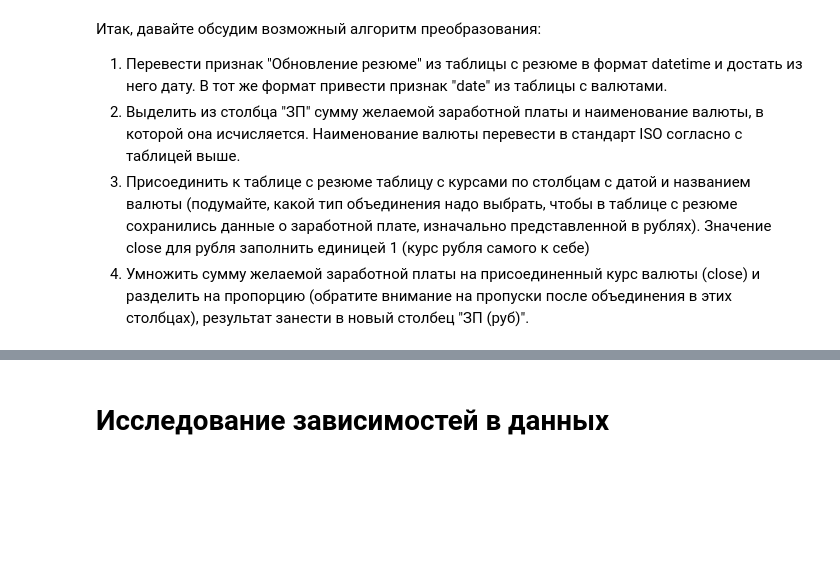
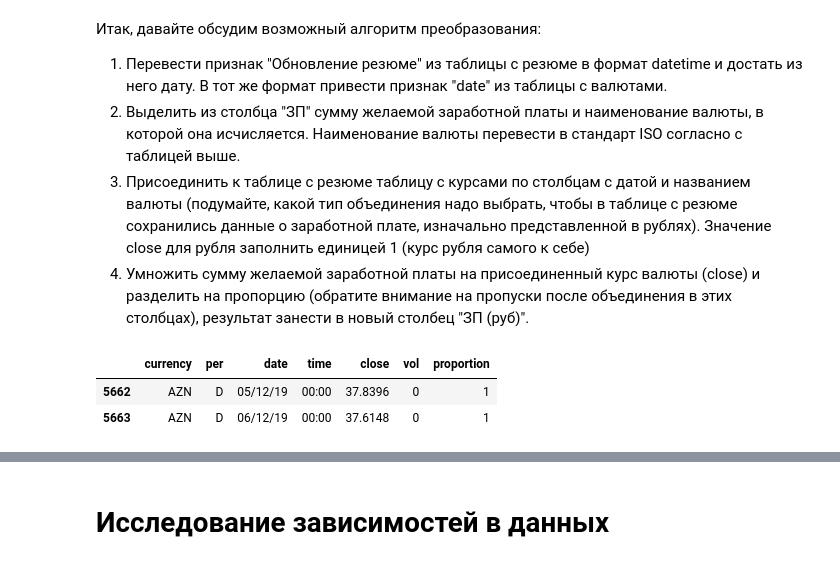
Before and after one commit to madskillskill/sf_data_science, a Jupyter notebook: PROJECT-1/Project_1.ipynb, the cells around one changed output, grey strips where cells are left out. Drawn from its saved outputs; the diff is of its cells as text; code cells hidden in the pictures; blank space fills up the shorter version.

```diff
--- a/PROJECT-1/Project_1.ipynb
+++ b/PROJECT-1/Project_1.ipynb
@@ -402,3 +329,19 @@ Other
 Выполните данное преобразование для признаков "Занятость" и "График", ответьте на контрольные вопросы, после чего удалите их из таблицы
 # %%
 #ваш код здесь
+from shrt import get_occupation
+from shrt import get_occupation_prefs
+
+hh_df[['Полная занятость','Частичная занятость',
+       'Проектная работа','Стажировка','Волонтёрство'
+       ]] = hh_df['Занятость'].apply(get_occupation)
+
+hh_df[['Полный день','Гибкий график','Сменный график',
+       'Вахтовый метод','Удалённая работа'
+       ]] = hh_df['График'].apply(get_occupation_prefs)
+
+hh_df.drop(['Полная занятость','Частичная занятость',
+            'Проектная работа','Стажировка','Волонтёрство',
+            'Полный день','Гибкий график','Сменный график',
+            'Вахтовый метод','Удалённая работа'], axis=1,inplace=True)
+display(hh_df.info())
@@ -440,4 +402,67 @@ Other
 3. Присоединить к таблице с резюме таблицу с курсами по столбцам с датой и названием валюты (подумайте, какой тип объединения надо выбрать, чтобы в таблице с резюме сохранились данные о заработной плате, изначально представленной в рублях). Значение close для рубля заполнить единицей 1 (курс рубля самого к себе)
 4. Умножить сумму желаемой заработной платы на присоединенный курс валюты (close) и разделить на пропорцию (обратите внимание на пропуски после объединения в этих столбцах), результат занести в новый столбец "ЗП (руб)".
 # %%
-#ваш код здесь
+e_r = pd.read_csv('data/ExchangeRates.csv', sep=',')
+e_r['date'] = pd.to_datetime(e_r['date'])
+hh_df['Обновление резюме'] = pd.to_datetime(hh_df['Обновление резюме'])
+hh_df['Обновление резюме']=hh_df['Обновление резюме'].apply(lambda x: x.date())
+hh_df['Обновление резюме'] = pd.to_datetime(hh_df['Обновление резюме'])
+
+
+def get_name(wage,date):
+    print(wage, '=', date)
+    for wages in wage:
+        if pd.isna(wages):
+            return(np.nan)
+        money_part = str(wages).split(' ')
+        #return wages[1:1]
+#display(hh_df.head(5))
+
+def in_currency(wage,date):
+    print(wage)
+    if pd.isna(wage):
+        return(np.nan)
+    wages = str(wage).split(' ')
+    print(wages)
+
+    amount,currency_name = wages[0],wages[1]
+
+    currency_names = {
+        'руб.':'RUB',
+        'KZT':'KZT',
+        'USD':'USD',
+        'бел.руб.':'BYN',
+        'EUR':'EUR',
+        'грн.':'UAH',
+        'сум':'UZS',
+        'KGS':'KGS',
+        'AZN':'AZN',
+        }
+    currency_name = currency_names[currency_name]
+    if currency_name != 'RUB':
+
+        print(amount + '---' + currency_name)
+        a = e_r[e_r['currency']==currency_name]
+        print(date)
+        b = e_r[e_r['date']==date]
+        print(a,b)
+
+        conversion_rate = e_r_lock['close']
+        print(amount + currency_name)
+    return amount + currency_name
+
+
+
+#display(hh_df.apply((lambda x : get_name(x['ЗП'], x['Обновление резюме']), axis=1)))
+#hh_df['ЗП (руб)'] = hh_df[['ЗП','Обновление резюме']].apply(in_currency, axis = 1)
+
+display(
+    hh_df[['ЗП', 'Обновление резюме']].apply(lambda x : in_currency(*x), axis=1)
+)
+
+
+#df["Delivery Charges"] = df.apply(lambda x : calculate_rate(x["Weight"], x["Package Size"], x["Delivery Mode"]), axis=1)
+# %% [output]
+|  | currency | per | date | time | close | vol | proportion |
+| 5662 | AZN | D | 05/12/19 | 00:00 | 37.8396 | 0 | 1 |
+| 5663 | AZN | D | 06/12/19 | 00:00 | 37.6148 | 0 | 1 |
```
Also changed, not shown: parts of 5 cells of this notebook, 2 other files.
